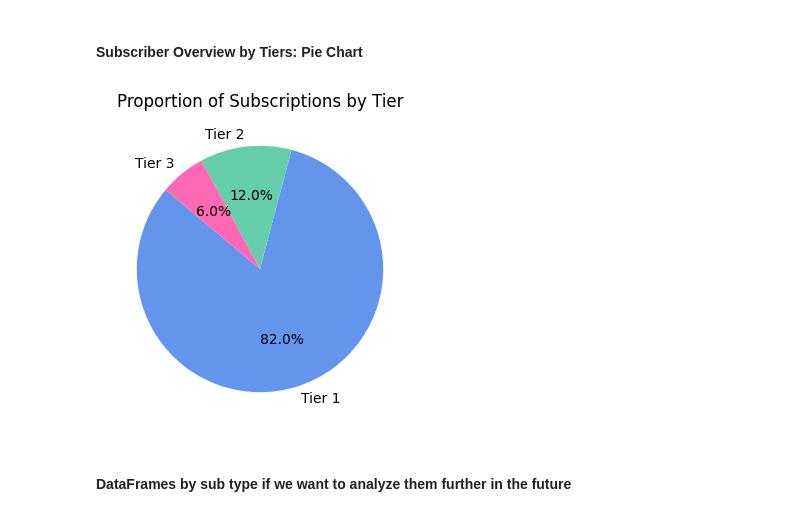
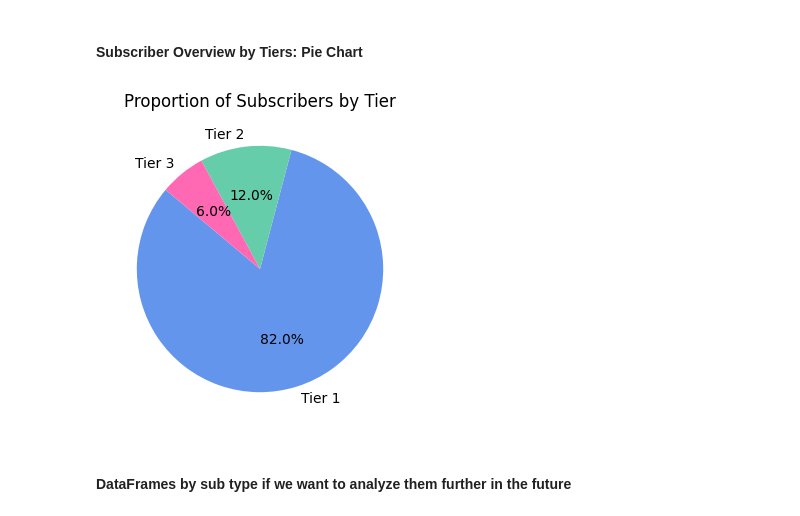
Before and after one commit to KTuzar/twitch_subs, a Jupyter notebook: twitch_subs.ipynb, the cells around one changed output. Cells and saved outputs as stored; diff of their text form; code cells hidden in the pictures.

```diff
--- a/twitch_subs.ipynb
+++ b/twitch_subs.ipynb
@@ -143,11 +175,11 @@ plt.show()
 # %%
 plt.figure(figsize=(4, 4))
 plt.pie(tiers.values, labels=tiers.index, autopct='%1.1f%%', startangle=140, colors=['cornflowerblue', 'mediumaquamarine', 'hotpink'])
-plt.title('Proportion of Subscriptions by Tier')
+plt.title('Proportion of Subscribers by Tier')
 
 plt.show()
 # %% [output]
-[figure, old version]
+[figure, new version]
 # %% [markdown]
 #### DataFrames by sub type if we want to analyze them further in the future
 # %%
```
Also changed, not shown: parts of 12 cells of this notebook.
